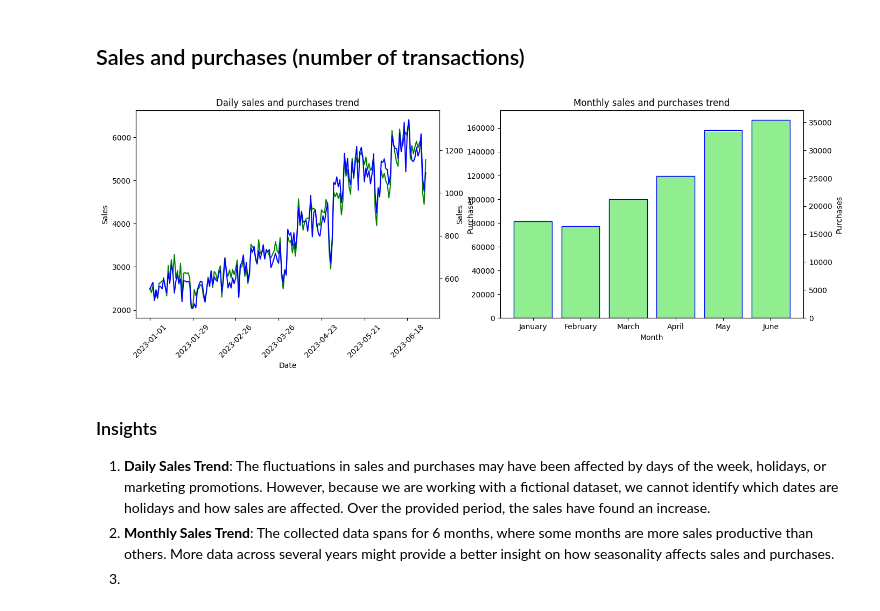
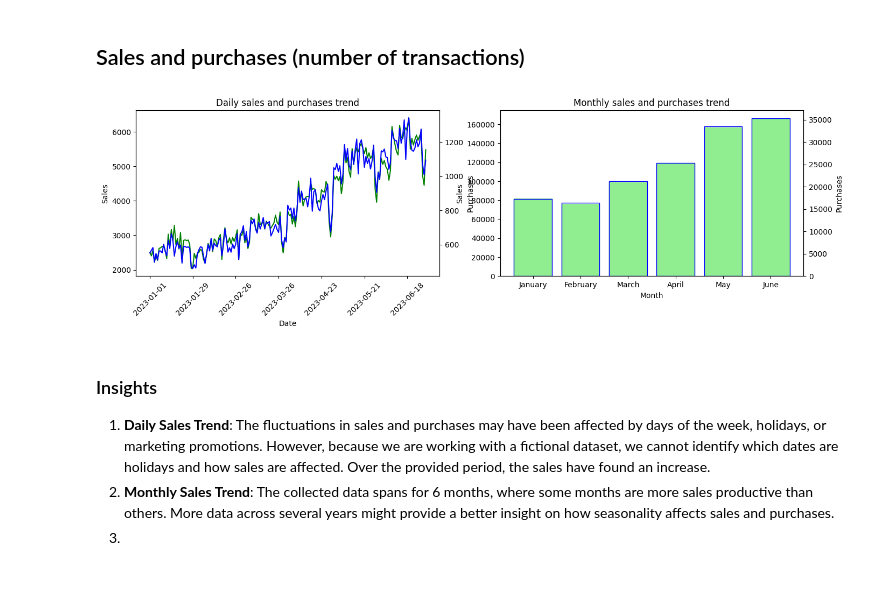
Before and after one commit to mlcuadra1/Coffee-Shop-EDA, a Jupyter notebook: notebooks/eda.ipynb, the cells around one changed output. Saved outputs shown, nothing was run; the diff lists cells and outputs as text; code cells hidden in the pictures; blank space fills up the shorter version.

```diff
--- a/notebooks/eda.ipynb
+++ b/notebooks/eda.ipynb
@@ -74,35 +74,35 @@ monthly_sales = data.groupby('Month Name')['Total_Bill'].sum()
 monthly_sales = monthly_sales.reindex(index=['January', 'February', 'March', 'April', 'May', 'June'])
 monthly_purchase = data.groupby(data['Month Name']).size()
 monthly_purchase = monthly_purchase.reindex(index=['January', 'February', 'March', 'April', 'May', 'June'])
 
 # Plotting the trends
 
-fig, (ax0, ax2) = plt.subplots(1, 2, figsize=(16,5))
+fig, (ax0, ax2) = plt.subplots(1, 2, figsize=(16,4))
 ax1 = ax0.twinx()
 ax0.plot(daily_sales.index.values, daily_sales, color='green')
 ax1.plot(daily_purchase.index.values, daily_purchase, color='blue')
 
 # Formatting x-axis labels for daily data
 ax0.set_xticks(ax0.get_xticks()[::28])  # Show only every 7th label (weekly)
 ax0.xaxis.set_tick_params(rotation=45)  # Rotate and adjust size for readability
 ax0.set_xlabel('Date')
 ax0.set_ylabel('Sales')
 ax1.set_ylabel('Purchases')
 ax0.set_title('Daily sales and purchases trend')
 
 ax3 = ax2.twinx()
 ax2.bar(monthly_sales.index.values, monthly_sales, color='lightgreen', edgecolor='lightgreen')
 ax3.bar(monthly_purchase.index.values, monthly_purchase, color='none', edgecolor='blue')
 
 ax2.set_xlabel('Month')
 ax2.set_ylabel('Sales')
 ax3.set_ylabel('Purchases')
 ax2.set_title('Monthly sales and purchases trend')
 
 plt.title
 plt.show()
 # %% [output]
-[figure, old version]
+[figure, new version]
 # %% [markdown]
 ### Insights
 1. **Daily Sales Trend**: The fluctuations in sales and purchases may have been affected by days of the week, holidays, or marketing promotions. However, because we are working with a fictional dataset, we cannot identify which dates are holidays and how sales are affected. Over the provided period, the sales have found an increase.
```
Also changed, not shown: parts of 6 cells of this notebook.
